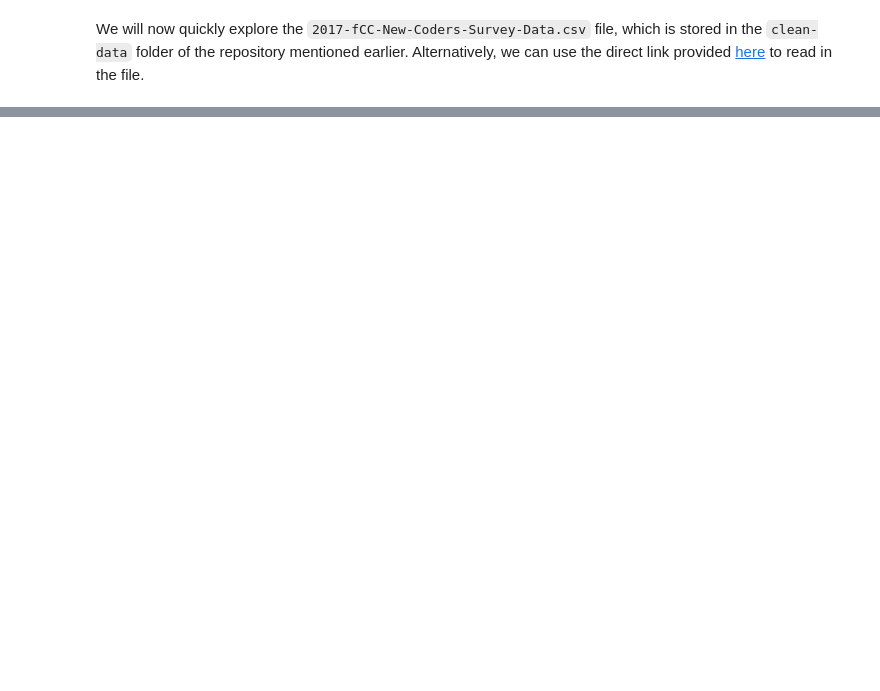
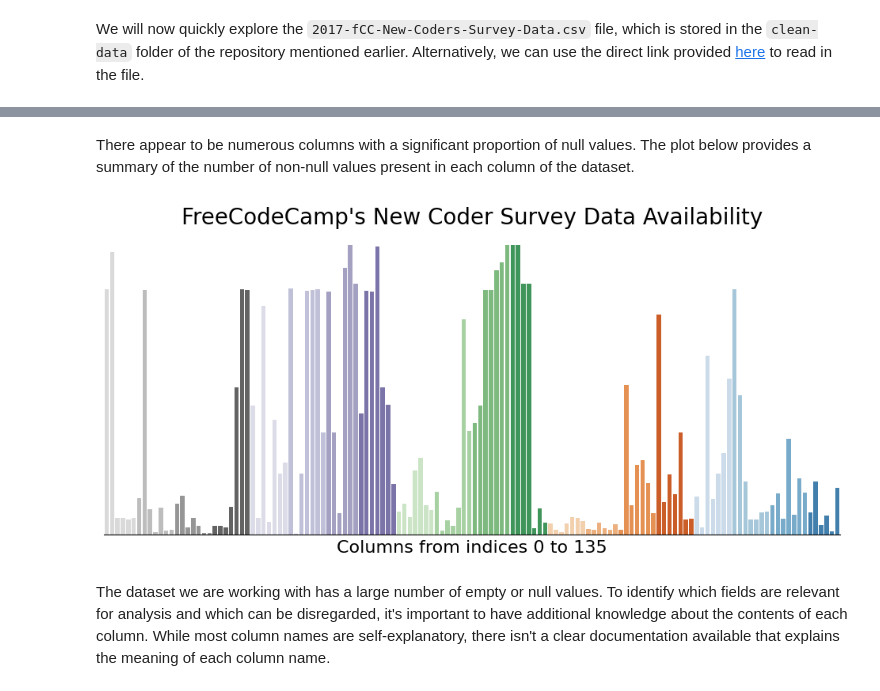
Before and after one commit to MuhammadAwon/datascience-projects, a Jupyter notebook: Projects/finding-best-markets-to-advertise/best-markets-to-advertise.ipynb, the cells around one changed output, grey strips where cells are left out. Cells and saved outputs as stored; diff of their text form; code cells hidden in the pictures; blank space fills up the shorter version.

```diff
--- a/Projects/finding-best-markets-to-advertise/best-markets-to-advertise.ipynb
+++ b/Projects/finding-best-markets-to-advertise/best-markets-to-advertise.ipynb
@@ -51,0 +62,18 @@ We will attempt to understand the purpose of each column. While most column name
+# %% [markdown]
+There appear to be numerous columns with a significant proportion of null values. The plot below provides a summary of the number of non-null values present in each column of the dataset.
+# %%
+# Calculate non-null values of each column
+cols_notnull_vals = fcc_survey.notnull().sum()
+
+# PLot the non-null porportion of each column
+plt.figure(figsize=(12,5))
+sns.barplot(x=fcc_survey.columns, y=cols_notnull_vals, palette='tab20c_r')
+plt.title("FreeCodeCamp's New Coder Survey Data Availability", size=20)
+plt.xlabel('Columns from indices 0 to 135', size=16)
+plt.tick_params(left=False,  bottom=False, labelleft=False, labelbottom=False)
+sns.despine(top=True, right=True, left=True)
+plt.show()
+# %% [output]
+[figure, added]
+# %% [markdown]
+The dataset we are working with has a large number of empty or null values. To identify which fields are relevant for analysis and which can be disregarded, it's important to have additional knowledge about the contents of each column. While most column names are self-explanatory, there isn't a clear documentation available that explains the meaning of each column name.
```
Also changed, not shown: parts of 28 cells of this notebook.
